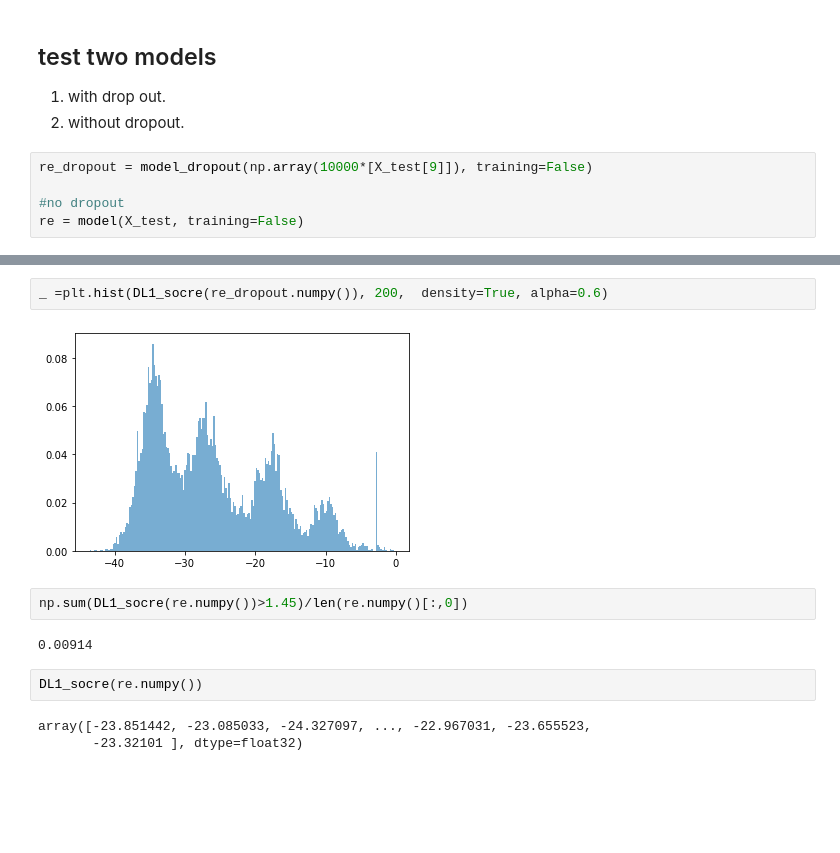
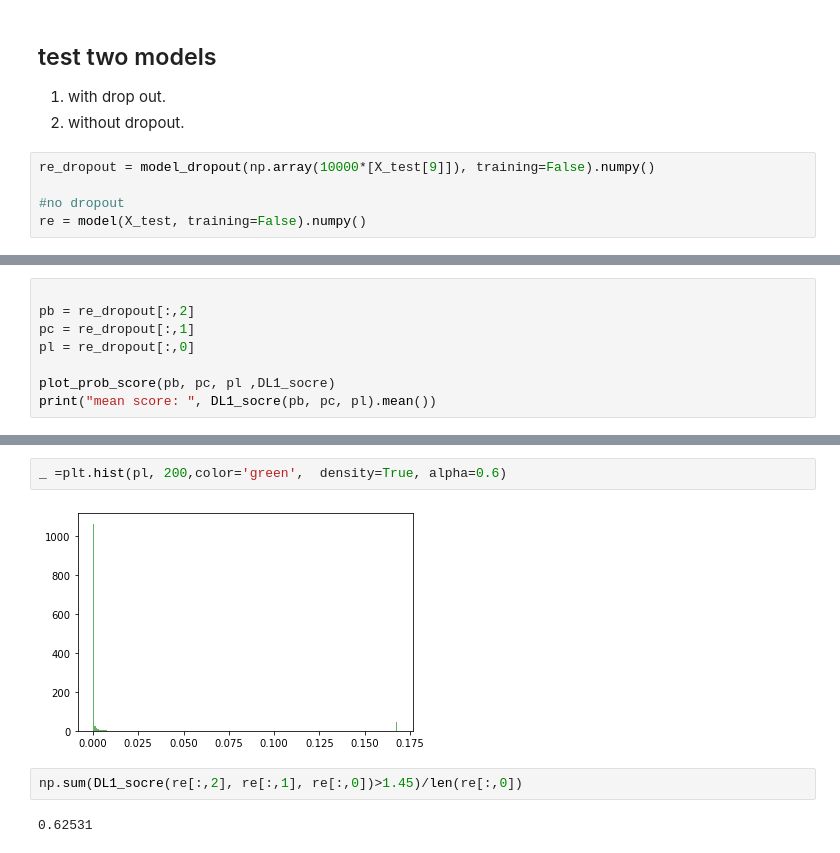
Before and after one commit to ablet-imin/DL1_model, a Jupyter notebook: DL1_tests.ipynb, the cells around one changed output, grey strips where cells are left out. Saved outputs shown, nothing was run; the diff lists cells and outputs as text; blank space fills up the shorter version.

```diff
--- a/DL1_tests.ipynb
+++ b/DL1_tests.ipynb
@@ -26,7 +76,7 @@ hf.close()
 1. with drop out.
 2. without dropout.
 # %%
-re_dropout = model_dropout(np.array(10000*[X_test[9]]), training=False)
+re_dropout = model_dropout(np.array(10000*[X_test[9]]), training=False).numpy()
 
 #no dropout
-re = model(X_test, training=False)
+re = model(X_test, training=False).numpy()
@@ -44,0 +102,8 @@ def DL1_socre(softmax_prob):
+# %%
+
+pb = re_dropout[:,2]
+pc = re_dropout[:,1]
+pl = re_dropout[:,0]
+
+plot_prob_score(pb, pc, pl ,DL1_socre)
+print("mean score: ", DL1_socre(pb, pc, pl).mean())
@@ -45,13 +113,8 @@ def DL1_socre(softmax_prob):
 # %%
-_ =plt.hist(DL1_socre(re_dropout.numpy()), 200,  density=True, alpha=0.6)
+_ =plt.hist(pl, 200,color='green',  density=True, alpha=0.6)
 # %% [output]
-[figure, old version]
+[figure, new version]
 # %%
-np.sum(DL1_socre(re.numpy())>1.45)/len(re.numpy()[:,0])
+np.sum(DL1_socre(re[:,2], re[:,1], re[:,0])>1.45)/len(re[:,0])
 # %% [output]
-0.00914
+0.62531
-# %%
-DL1_socre(re.numpy())
-# %% [output]
-array([-23.851442, -23.085033, -24.327097, ..., -22.967031, -23.655523,
-       -23.32101 ], dtype=float32)
```
Also changed, not shown: parts of 14 cells of this notebook, 14 other files.
